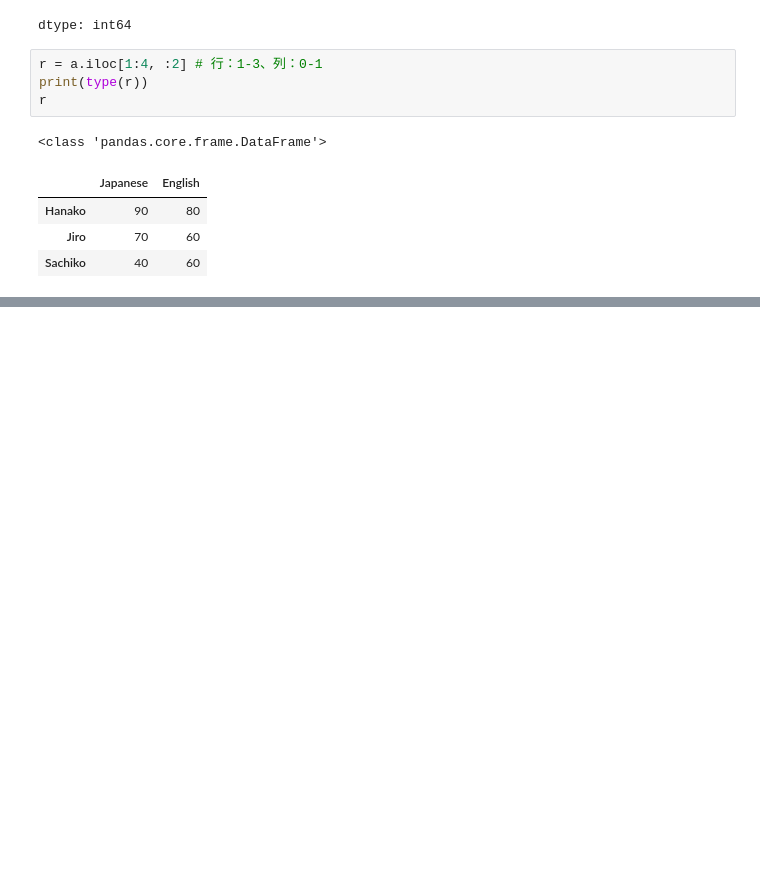
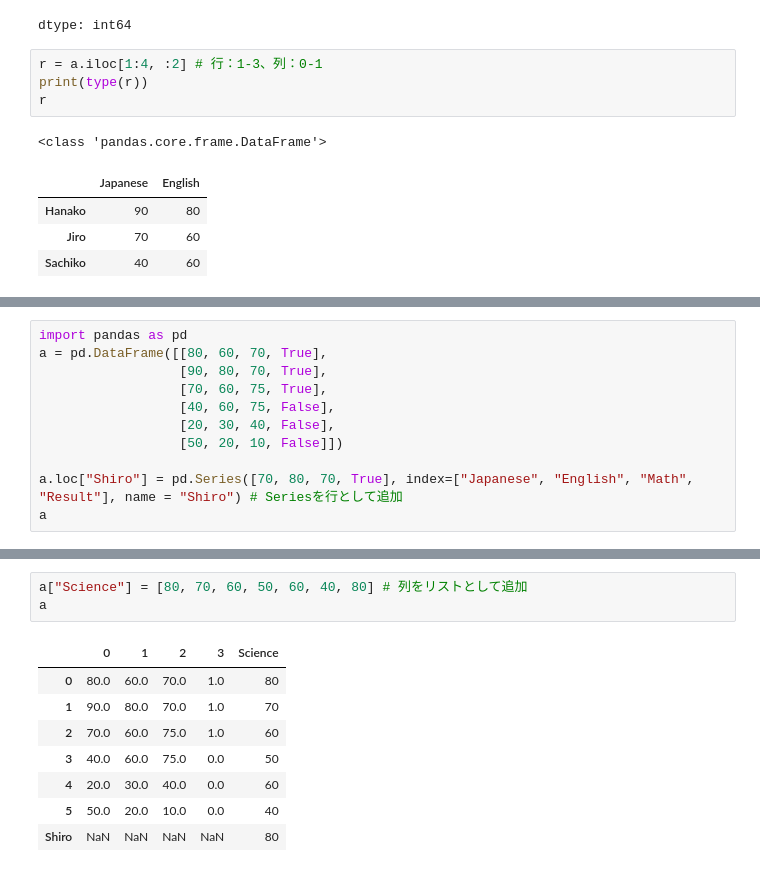
Before and after one commit to domonjo01/colaboratory, a Jupyter notebook: my_notebook.ipynb, the cells around one changed output, grey strips where cells are left out. Drawn from its saved outputs; the diff is of its cells as text; blank space fills up the shorter version.

```diff
--- a/my_notebook.ipynb
+++ b/my_notebook.ipynb
@@ -745,0 +744,11 @@ a.loc["Shiro"]
+# %%
+import pandas as pd
+a = pd.DataFrame([[80, 60, 70, True],
+                  [90, 80, 70, True],
+                  [70, 60, 75, True],
+                  [40, 60, 75, False],
+                  [20, 30, 40, False],
+                  [50, 20, 10, False]])
+
+a.loc["Shiro"] = pd.Series([70, 80, 70, True], index=["Japanese", "English", "Math", "Result"], name = "Shiro") # Seriesを行として追加
+a
@@ -745,0 +764,12 @@ a.loc["Shiro"]
+# %%
+a["Science"] = [80, 70, 60, 50, 60, 40, 80] # 列をリストとして追加
+a
+# %% [output]
+|  | 0 | 1 | 2 | 3 | Science |
+| 0 | 80.0 | 60.0 | 70.0 | 1.0 | 80 |
+| 1 | 90.0 | 80.0 | 70.0 | 1.0 | 70 |
+| 2 | 70.0 | 60.0 | 75.0 | 1.0 | 60 |
+| 3 | 40.0 | 60.0 | 75.0 | 0.0 | 50 |
+| 4 | 20.0 | 30.0 | 40.0 | 0.0 | 60 |
+| 5 | 50.0 | 20.0 | 10.0 | 0.0 | 40 |
+| Shiro | NaN | NaN | NaN | NaN | 80 |
```
Also changed, not shown: parts of 14 cells of this notebook.
